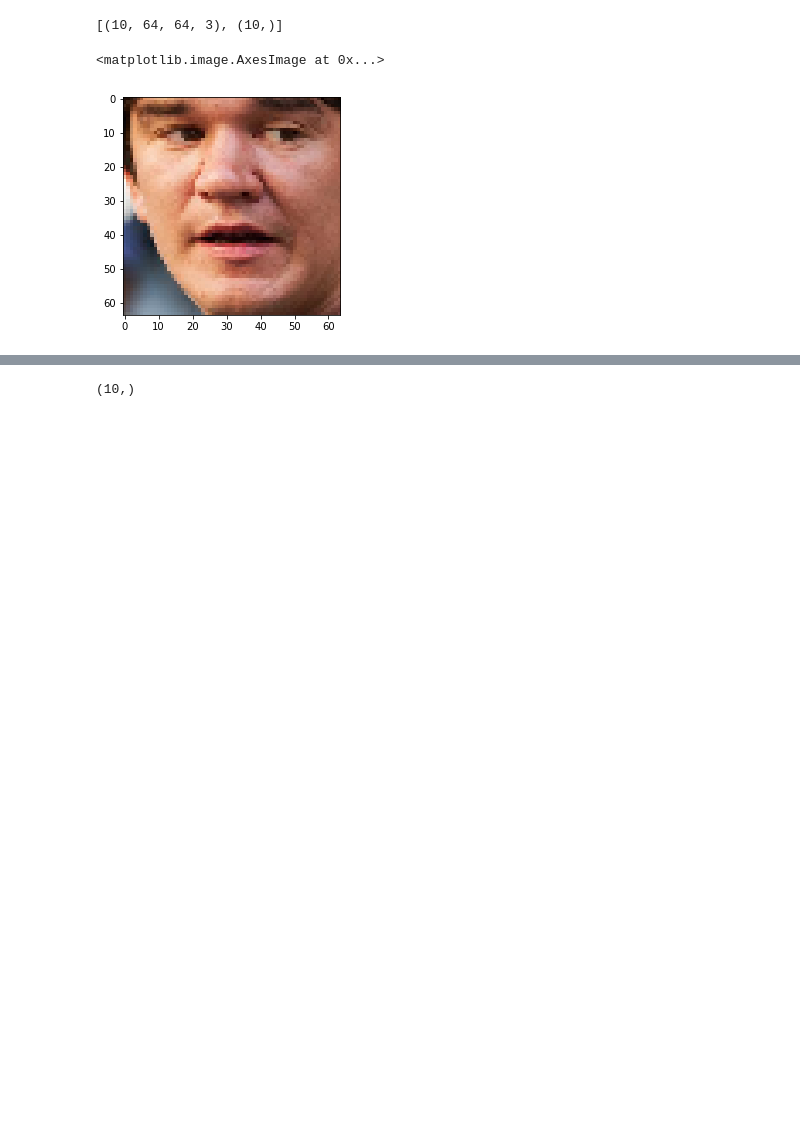
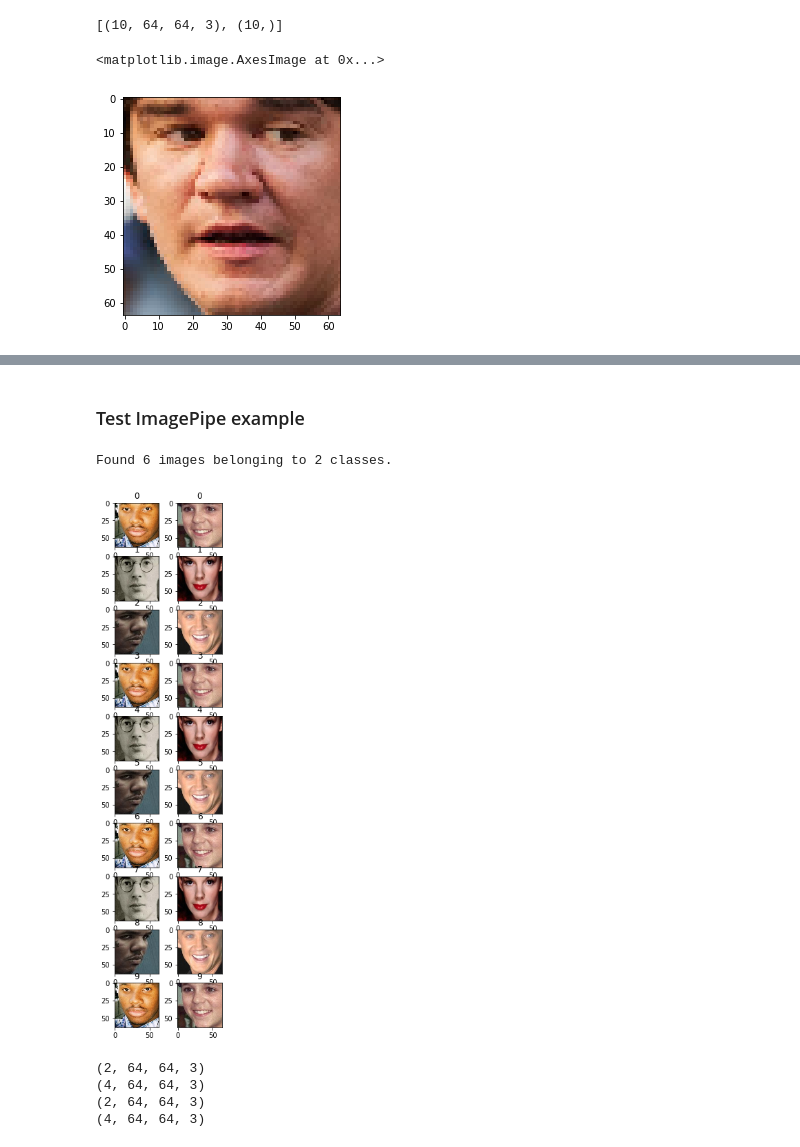
Before and after one commit to mbhuber/Insight-AI-Project, a Jupyter notebook: preprocess/ImagePipeline.ipynb, the cells around one changed output, grey strips where cells are left out. Saved outputs shown, nothing was run; the diff lists cells and outputs as text; code cells hidden in the pictures; blank space fills up the shorter version.

```diff
--- a/preprocess/ImagePipeline.ipynb
+++ b/preprocess/ImagePipeline.ipynb
@@ -179,6 +185,0 @@ trainGenerator.image_shape
-# %%
-x,y = trainGenerator.next()
-# %%
-y.s
-# %% [output]
-(10,)
@@ -186,0 +186,37 @@ a= preprocessImageBatch(x)
+# %% [markdown]
+### Test ImagePipe example
+# %%
+bSize= 2
+
+testPath = '../../data/testPipe/train/'
+tg = createImageGenerator(testPath,bSize,(64,64))
+# %% [output]
+Found 6 images belonging to 2 classes.
+# %%
+plt.figure(figsize=(3,14))
+
+tg.reset()
+nrow, ncol =10, bSize
+for k in range(nrow):
+#     if k%3 == 0:
+#         print("reset "+ str(k))
+#         tg.reset()
+    x,y = tg.next()
+#     if x.shape[0]<bSize:
+#             tg.reset()
+#             x,y = tg.next()
+    for ib in range(x.shape[0]):
+        plt.subplot(nrow,ncol,k*ncol+ib+1)
+        plt.imshow(x[ib]/255.)
+        plt.title(k)
+# %% [output]
+[figure, added]
+# %%
+for k in range(4):
+    x,y = tg.next()
+    print x.shape
+# %% [output]
+(2, 64, 64, 3)
+(4, 64, 64, 3)
+(2, 64, 64, 3)
+(4, 64, 64, 3)
```
Also changed, not shown: parts of 13 cells of this notebook, 3 other files.
